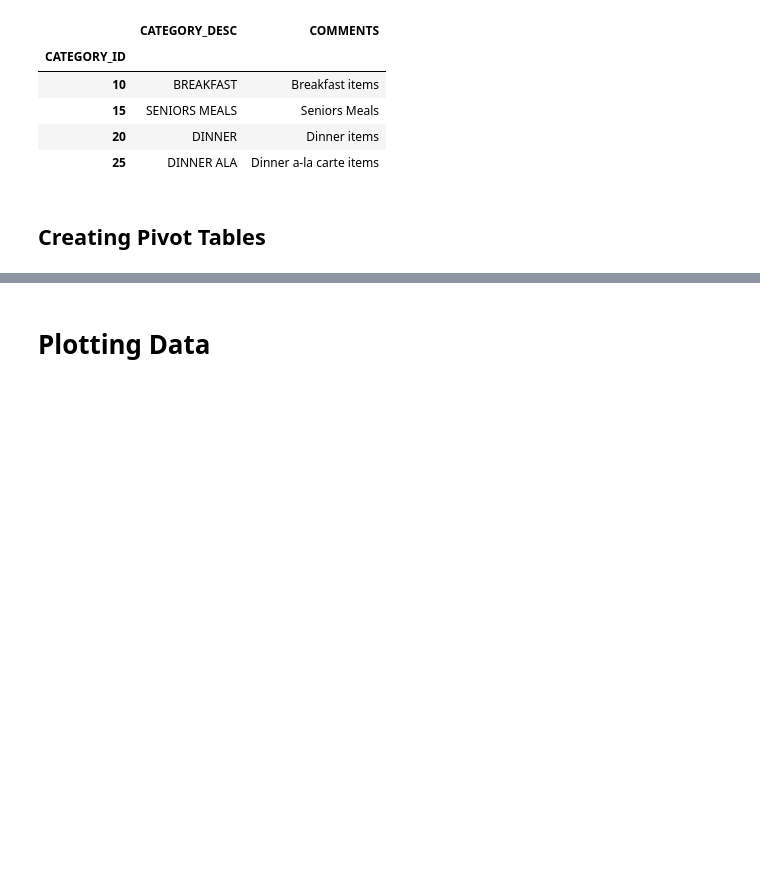
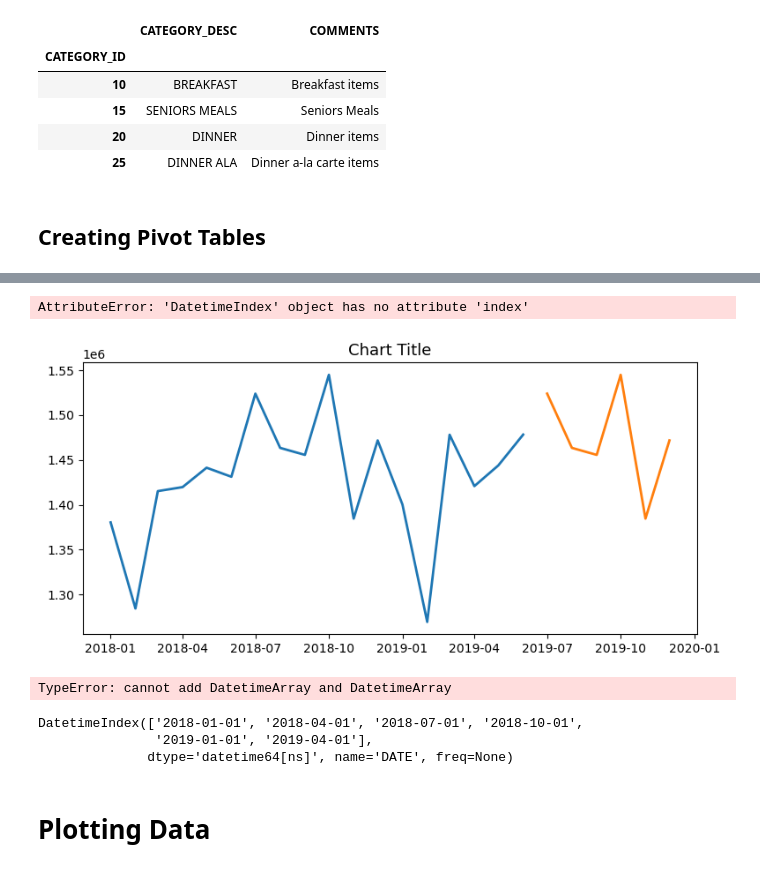
Before and after one commit to dkent287/Restaurant-Pricing, a Jupyter notebook: Restaurant_Workup.ipynb, the cells around one changed output, grey strips where cells are left out. Drawn from its saved outputs; the diff is of its cells as text; code cells hidden in the pictures; blank space fills up the shorter version.

```diff
--- a/Restaurant_Workup.ipynb
+++ b/Restaurant_Workup.ipynb
@@ -468,0 +570,4 @@ result
+# %%
+forecast = forecast.iloc[6:12]
+# %%
+forecast = forecast.reset_index()
@@ -468,0 +589,2 @@ result
+# %%
+z = pd.date_range(start="2018-01",end="2019-12",freq='MS')
@@ -468,0 +623,2 @@ result
+# %%
+forecast.index = z
@@ -469,3 +635,40 @@ result
+# %%
+# producing and plotting the intial series
+rawdata1 = rawdata1.groupby(['DATE'])['REVENUE_NET'].sum().to_frame()
+
+fig = plt.figure(figsize=(9,4)) # creating the figure object
+ax = fig.add_subplot() # creating the chart (axes?) object
+ax.set_title('Chart Title',
+             fontsize = 13) # title for the chart
+ax.plot(rawdata1.index,rawdata1['REVENUE_NET'],
+        color = 'tab:blue',
+        linewidth = 2,
+        label = 'LodgingRevenue')
+ax.plot(forecast.index,forecast['REVENUE_NET'],
+        color = 'tab:orange',
+        linewidth = 2,
+        label = 'LodgingRevenue')
+ax.set_xticks(ticks=z.index[::3],
+              labels = rawdata1.index[::3].strftime('%Y-%b'),
+              rotation=45,
+              ha='center',
+              fontsize = 11,
+              minor=False)
+ax.yaxis.set_major_formatter("${x:,.0f}")
+plt.show()
+# %% [output]
+AttributeError: 'DatetimeIndex' object has no attribute 'index'
+[figure, added]
+# %%
+ticks=rawdata1.index[::3] + forecast.index[::3]
+# %% [output]
+TypeError: cannot add DatetimeArray and DatetimeArray
+# %%
+ticks
+# %% [output]
+DatetimeIndex(['2018-01-01', '2018-04-01', '2018-07-01', '2018-10-01',
+               '2019-01-01', '2019-04-01'],
+              dtype='datetime64[ns]', name='DATE', freq=None)
 # %% [markdown]
 # Plotting Data
 # %%
```
Also changed, not shown: parts of 50 cells of this notebook.
